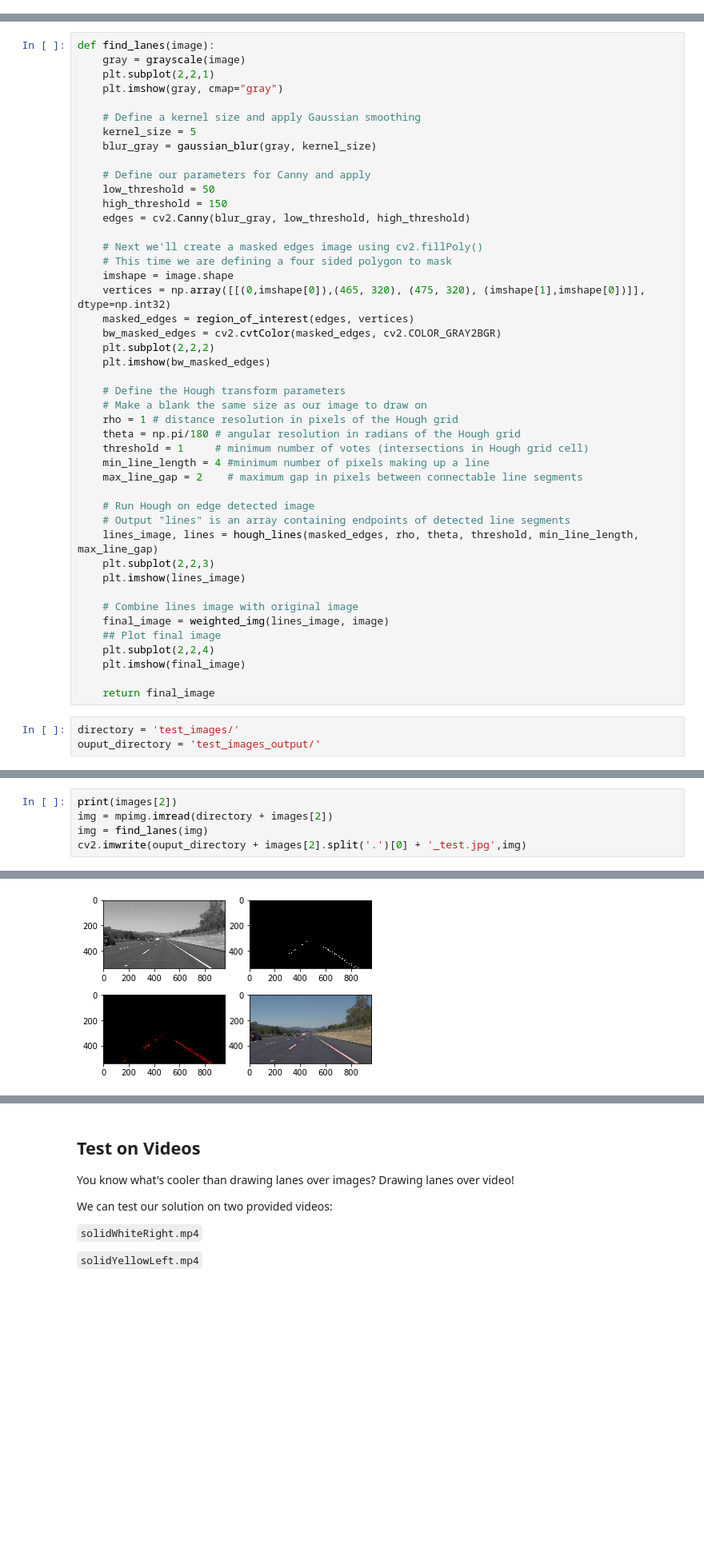
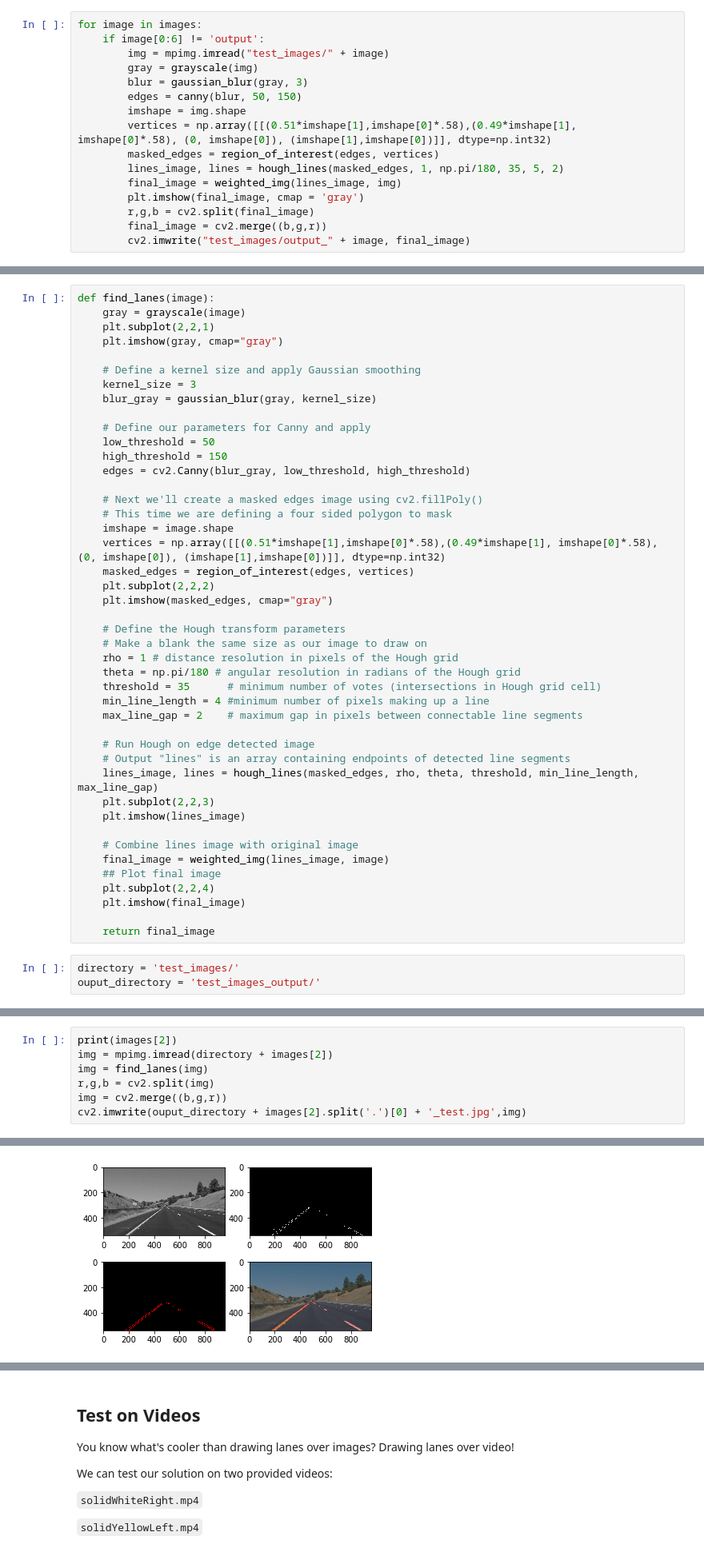
Before and after one commit to chavasaiteja/Self-Driving-Car-Nanodegree-Udacity, a Jupyter notebook: Finding Lanes Project/Basic lane finding.ipynb, the cells around one changed output, grey strips where cells are left out. Shown at 80% size. Drawn from its saved outputs; the diff is of its cells as text; blank space fills up the shorter version.

```diff
--- a/Finding Lanes Project/Basic lane finding.ipynb
+++ b/Finding Lanes Project/Basic lane finding.ipynb
@@ -191 +251,17 @@ images
  'whiteCarLaneSwitch.jpg']
+# %%
+for image in images:
+    if image[0:6] != 'output':
+        img = mpimg.imread("test_images/" + image)
+        gray = grayscale(img)
+        blur = gaussian_blur(gray, 3)
+        edges = canny(blur, 50, 150)
+        imshape = img.shape
+        vertices = np.array([[(0.51*imshape[1],imshape[0]*.58),(0.49*imshape[1], imshape[0]*.58), (0, imshape[0]), (imshape[1],imshape[0])]], dtype=np.int32)
+        masked_edges = region_of_interest(edges, vertices)
+        lines_image, lines = hough_lines(masked_edges, 1, np.pi/180, 35, 5, 2)
+        final_image = weighted_img(lines_image, img)
+        plt.imshow(final_image, cmap = 'gray')
+        r,g,b = cv2.split(final_image)
+        final_image = cv2.merge((b,g,r))
+        cv2.imwrite("test_images/output_" + image, final_image)
@@ -202,7 +280,7 @@ def find_lanes(image):
     plt.imshow(gray, cmap="gray")
 
     # Define a kernel size and apply Gaussian smoothing
-    kernel_size = 5
+    kernel_size = 3
     blur_gray = gaussian_blur(gray, kernel_size)
 
     # Define our parameters for Canny and apply
@@ -213,17 +291,16 @@ def find_lanes(image):
     # Next we'll create a masked edges image using cv2.fillPoly()
     # This time we are defining a four sided polygon to mask
     imshape = image.shape
-    vertices = np.array([[(0,imshape[0]),(465, 320), (475, 320), (imshape[1],imshape[0])]], dtype=np.int32)
+    vertices = np.array([[(0.51*imshape[1],imshape[0]*.58),(0.49*imshape[1], imshape[0]*.58), (0, imshape[0]), (imshape[1],imshape[0])]], dtype=np.int32)
     masked_edges = region_of_interest(edges, vertices)
-    bw_masked_edges = cv2.cvtColor(masked_edges, cv2.COLOR_GRAY2BGR)
     plt.subplot(2,2,2)
-    plt.imshow(bw_masked_edges)
+    plt.imshow(masked_edges, cmap="gray")
 
     # Define the Hough transform parameters
     # Make a blank the same size as our image to draw on
     rho = 1 # distance resolution in pixels of the Hough grid
     theta = np.pi/180 # angular resolution in radians of the Hough grid
-    threshold = 1     # minimum number of votes (intersections in Hough grid cell)
+    threshold = 35      # minimum number of votes (intersections in Hough grid cell)
     min_line_length = 4 #minimum number of pixels making up a line
     max_line_gap = 2    # maximum gap in pixels between connectable line segments
 
@@ -267,5 +348,7 @@ True
 print(images[2])
 img = mpimg.imread(directory + images[2])
 img = find_lanes(img)
+r,g,b = cv2.split(img)
+img = cv2.merge((b,g,r))
 cv2.imwrite(ouput_directory + images[2].split('.')[0] + '_test.jpg',img)
 # %% [output]
@@ -273,5 +356,5 @@ solidWhiteRight.jpg
 True
-[figure, old version]
+[figure, new version]
 # %%
 print(images[3])
 img = mpimg.imread(directory + images[3])
```
Also changed, not shown: parts of 10 cells of this notebook.
